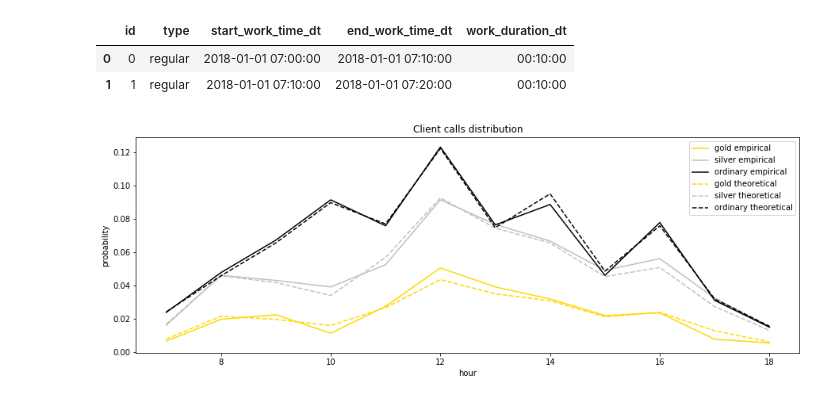
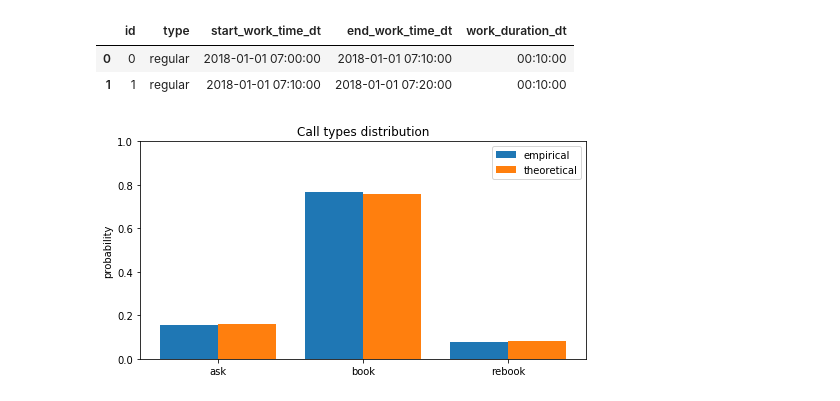
Before and after one commit to EgorDudyrev/SimMod_CourseWork, a Jupyter notebook: SimPy model.ipynb, the cells around one changed output. Saved outputs shown, nothing was run; the diff lists cells and outputs as text; code cells hidden in the pictures.

```diff
--- a/SimPy model.ipynb
+++ b/SimPy model.ipynb
@@ -101,6 +103,17 @@ def plot_client_calls_distribution(calls_distribution, figsize=(15,5), colors=['
     plt.ylabel('probability')
     plt.xlabel('hour')
     plt.show()
+# %%
+def plot_call_types_distribution(calls_type_distr, figsize=(8,4)):
+    plt.figure(figsize=figsize)
+    plt.bar(calls_type_distr.index-0.2, client_ds.groupby('call_type')['id'].count()/len(client_ds), label='empirical', width=0.4)
+    plt.bar(calls_type_distr.index+0.2, calls_type_distr['p'], label='theoretical', width=0.4)
+    plt.title('Call types distribution')
+    plt.xticks(calls_type_distr.index, calls_type_distr['type'])
+    plt.ylim(0,1)
+    plt.ylabel('probability')
+    plt.legend()
+    plt.show()
 # %% [markdown]
 # Data preparation
 # %%
@@ -147,3 +160,7 @@ call_frequency_ds
 | 16 | 86.08 | 182.92 | 273 |
 | 17 | 46.40 | 98.60 | 115 |
 | 18 | 22.08 | 46.92 | 56 |
+# %%
+calls_type_distr = pd.DataFrame([['ask', 'Вопрос', 0.16], ['book', 'Бронь', 0.76], ['rebook', 'Перебронь', 0.08]],
+                                columns=['type', 'type_rus', 'p'])
+calls_type_distr
@@ -435,7 +457,7 @@ op_ds.head()
 |  | id | type | start_work_time_dt | end_work_time_dt | work_duration_dt |
 | 0 | 0 | regular | 2018-01-01 07:00:00 | 2018-01-01 07:10:00 | 00:10:00 |
 | 1 | 1 | regular | 2018-01-01 07:10:00 | 2018-01-01 07:20:00 | 00:10:00 |
-# %%
-plot_client_calls_distribution(get_client_calls_distribution(client_ds))
-# %% [output]
-[figure, removed]
+# %%
+plot_call_types_distribution(calls_type_distr)
+# %% [output]
+[figure, added]
```
Also changed, not shown: parts of 5 cells of this notebook, 2 other files.
